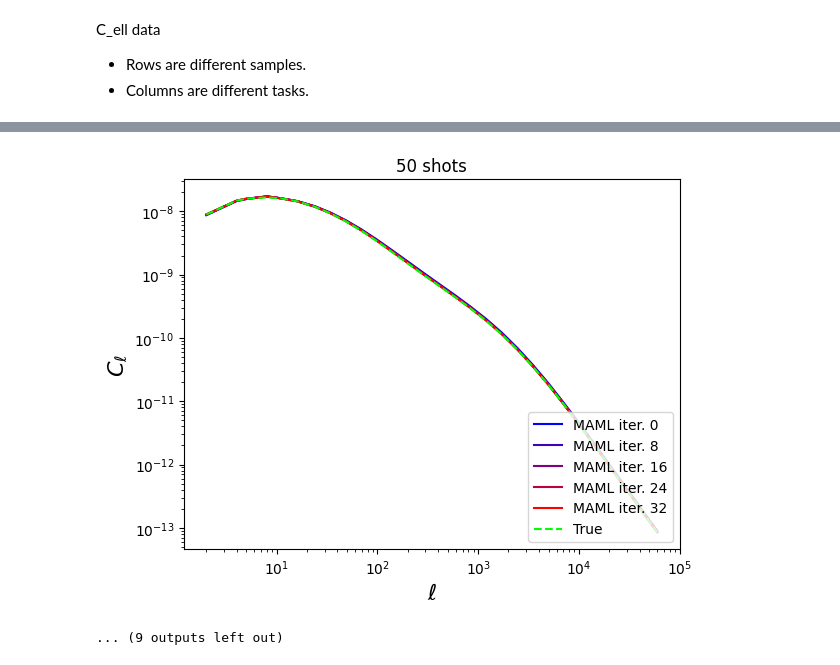
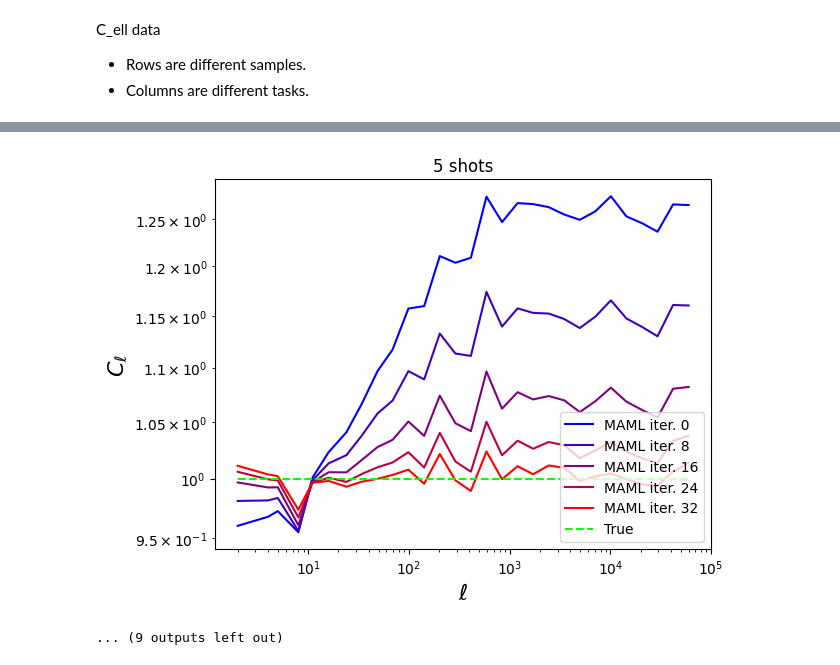
Before and after one commit to CMacM/CosyMAML, a Jupyter notebook: test_cosmo_emu.ipynb, the cells around one changed output, grey strips where cells are left out. Cells and saved outputs as stored; diff of their text form; code cells hidden in the pictures.

```diff
--- a/test_cosmo_emu.ipynb
+++ b/test_cosmo_emu.ipynb
@@ -82,7 +82,11 @@ batch_size = 512
 loss_fn = nn.MSELoss()
 optimiser = torch.optim.Adam(model.parameters(), lr=1e-3)
 
-CosStandard = models.CosMAML(model=model)
-losses = CosStandard.train(X_train, y_train, 50, 512, optimiser, loss_fn)
-torch.cuda.empty_cache()
-print(losses)
+train_dataset = TensorDataset(torch.tensor(X_train, dtype=torch.float32), torch.tensor(y_train, dtype=torch.float32))
+train_loader = DataLoader(train_dataset, batch_size=batch_size, shuffle=True)
+
+test_dataset = TensorDataset(torch.tensor(X_test, dtype=torch.float32), torch.tensor(y_test, dtype=torch.float32))
+test_loader = DataLoader(test_dataset, batch_size=batch_size, shuffle=False)
+
+CosStandard = models.CosMAML(model)
+losses = CosStandard.train(X_train, y_train, 1000, 32, optimiser, loss_fn)
@@ -126,9 +128,9 @@ Clearly the model cannot accurately predict the C_ell for a different redshift d
 # training data in this case needs different source dists
 n_samples = 50
 n_tasks = 100
-seed = 14
+seed = 0
 
-Omega_b_arr = np.linspace(0.04, 0.06, n_samples)
+Omega_b_arr = (0.04, 0.06, n_samples)
 Omega_c_arr = np.linspace(0.25, 0.35, n_samples)
 h_arr = np.linspace(0.6, 0.8, n_samples)
 sigma8_arr = np.linspace(0.7, 0.9, n_samples)
@@ -149,8 +151,8 @@ else:
     dndz = np.empty((n_tasks, len(z)))
     for i in tqdm.trange(n_tasks):
         z0[i] = rng.uniform(0.1, 0.3)
-        dndz[i,:] = 1./(2.*z0) * (z / z0)**2 * np.exp(-z/z0)
-        plt.plot(z, dndz)
+        dndz[i,:] = 1./(2.*z0[i]) * (z / z0[i])**2 * np.exp(-z/z0[i])
+        plt.plot(z, dndz[i,:])
         for j in range(n_samples):
             cosmo = ccl.Cosmology(Omega_c=Omega_c_arr[j], Omega_b=Omega_b_arr[j],
                                 h=h_arr[j], sigma8=sigma8_arr[j], n_s=n_s_arr[j])
@@ -172,9 +176,18 @@ C_ell data
 seed = 666
 rng = np.random.RandomState(seed)
 torch.manual_seed(seed)
+torch.cuda.manual_seed(seed)
 
 CosmEmbryo = nn.Sequential(
     nn.Linear(5, 512),
+    nn.ReLU(),
+    nn.Linear(512, 512),
+    nn.ReLU(),
+    nn.Linear(512, 512),
+    nn.ReLU(),
+    nn.Linear(512, 512),
+    nn.ReLU(),
+    nn.Linear(512, 512),
     nn.ReLU(),
     nn.Linear(512, 512),
     nn.ReLU(),
@@ -194,10 +207,10 @@ CosmEmbryo.to('cuda')
 inner_epochs = 1
 batch_size = 50
 
-inner_step_size = 1e-2
-inner_decay = 1e-4
+inner_step_size = 2e-2
+inner_decay = 1e-3
 outer_step_size = 5e-1
-outer_decay = 1e-4
+outer_decay = 1e-3
 loss_fn = nn.MSELoss() # loss function
 
 outer_optimizer = torch.optim.SGD(CosmEmbryo.parameters(), lr=outer_step_size, weight_decay=outer_decay)
@@ -220,7 +233,7 @@ def predict(x):
     return CosmEmbryo(x).detach().cpu().numpy()
 
 # Generate new task to test on
-n_shot = 50
+n_shot = 5
 rand_inds = rng.choice(n_samples, size=n_shot+1)
 print(rand_inds)
 xtrain_plot = X_all[rand_inds[:-1],:]
@@ -232,11 +245,14 @@ y_plot = scaler_plot.fit_transform(y_plot)
 
 # Training loop
 # Outer loop trains on different tasks
+tasks = rng.permutation(n_tasks)
 for i in range(n_tasks):
-    task = rng.choice(n_tasks, size=1)[0]
+    task = tasks[i]
     if task == task_plot:
         continue
     weights_before = copy.deepcopy(CosmEmbryo.state_dict())
+
+    inner_optimizer = torch.optim.Adam(CosmEmbryo.parameters(), lr=inner_step_size)
 
     inds = rng.permutation(n_samples)
     train_inds = inds[:-1*batch_size]
@@ -246,23 +262,29 @@ for i in range(n_tasks):
     y_all = scaler_y.fit_transform(y_all)
 
     # Inner loop trains on different inputs for the same task
-    with higher.innerloop_ctx(CosmEmbryo,
-                              torch.optim.SGD(CosmEmbryo.parameters(),
-                              lr=inner_step_size, weight_decay=inner_decay)) as (fmodel, diffopt):
-        # Inner loop
-        for _ in range(inner_epochs):
-            for start in range(0, len(train_inds), batch_size):
-                batch_inds = train_inds[start:start + batch_size]
-                x = to_torch(X_all[batch_inds, :])
-                y = to_torch(y_all[batch_inds, :])
+    # with higher.innerloop_ctx(CosmEmbryo,
+    #                           torch.optim.SGD(CosmEmbryo.parameters(),
+    #                           lr=inner_step_size, weight_decay=inner_decay)) as (fmodel, diffopt):
+    # Inner loop
+    for _ in range(inner_epochs):
+        for start in range(0, len(train_inds), batch_size):
+            batch_inds = train_inds[start:start + batch_size]
+            x = to_torch(X_all[batch_inds, :])
+            y = to_torch(y_all[batch_inds, :])
 
-                # Forward pass and update
-                pred = fmodel(x)
-                loss = loss_fn(pred, y)
-                diffopt.step(loss)
+            CosmEmbryo.zero_grad()
+            pred = CosmEmbryo(x)
+            loss = loss_fn(pred, y)
+            loss.backward()
+
+            inner_optimizer.step()
+
+            # SGD on the params
+            # for param in CosmEmbryo.parameters():
+            #     param.data -= inner_step_size * param.grad.data
 
     # Outer loop (meta-update)
-    CosmEmbryo.load_state_dict(weights_before)
+    #outer_step_schedule = outer_step_size * (1 - i / n_tasks)  # linear schedule
     for start in range(0, len(test_inds), batch_size):
         batch_inds = test_inds[start:start + batch_size]
         x = to_torch(X_all[batch_inds, :])
@@ -273,8 +295,14 @@ for i in range(n_tasks):
         loss = loss_fn(pred, y)
         loss.backward()
 
-        # Adam optimizer step for outer loop
+        # Restore weights
+        CosmEmbryo.load_state_dict(weights_before)
+
         outer_optimizer.step()
+
+        # SGD on the params
+        # for param in CosmEmbryo.parameters():
+        #     param.data -= outer_step_schedule * param.grad.data
 
     if i % 10 == 0:
         plt.cla()
@@ -282,7 +310,7 @@ for i in range(n_tasks):
         weights_before = copy.deepcopy(CosmEmbryo.state_dict())
         y_pred_init = predict(X_all)
         y_pred_init = scaler_plot.inverse_transform(y_pred_init)
-        plt.loglog(l_arr, y_pred_init[rand_inds[-1],:],
+        plt.loglog(l_arr, y_pred_init[rand_inds[-1],:]/C_ells[rand_inds[-1],task_plot,:],
                    label='MAML iter. 0', ls='-', color=(0,0,1))
 
         for inneriter in range(32):
@@ -291,10 +319,10 @@ for i in range(n_tasks):
                 y_pred_update = predict(X_all)
                 y_pred_update = scaler_plot.inverse_transform(y_pred_update)
                 frac = (inneriter+1)/32
-                plt.loglog(l_arr, y_pred_update[rand_inds[-1],:],
+                plt.loglog(l_arr, y_pred_update[rand_inds[-1],:]/C_ells[rand_inds[-1],task_plot,:],
                         label=f'MAML iter. {inneriter+1}', ls='-', color=(frac, 0, 1-frac))
 
-        plt.loglog(l_arr, C_ells[rand_inds[-1],task_plot,:],
+        plt.loglog(l_arr, C_ells[rand_inds[-1],task_plot,:]/C_ells[rand_inds[-1],task_plot,:],
                     label='True', ls='--', color=(0,1,0))
         plotloss = np.square(predict(X_all)[rand_inds[-1],:] - y_plot[rand_inds[-1],:]).mean()
         plt.legend(loc="lower right")
@@ -341,2 +367,2 @@ plot loss 0.040003671317937715
-[figure, old version]
+[figure, new version]
 ... (9 outputs left out)
```
Also changed, not shown: parts of 6 cells of this notebook, 2 other files.
